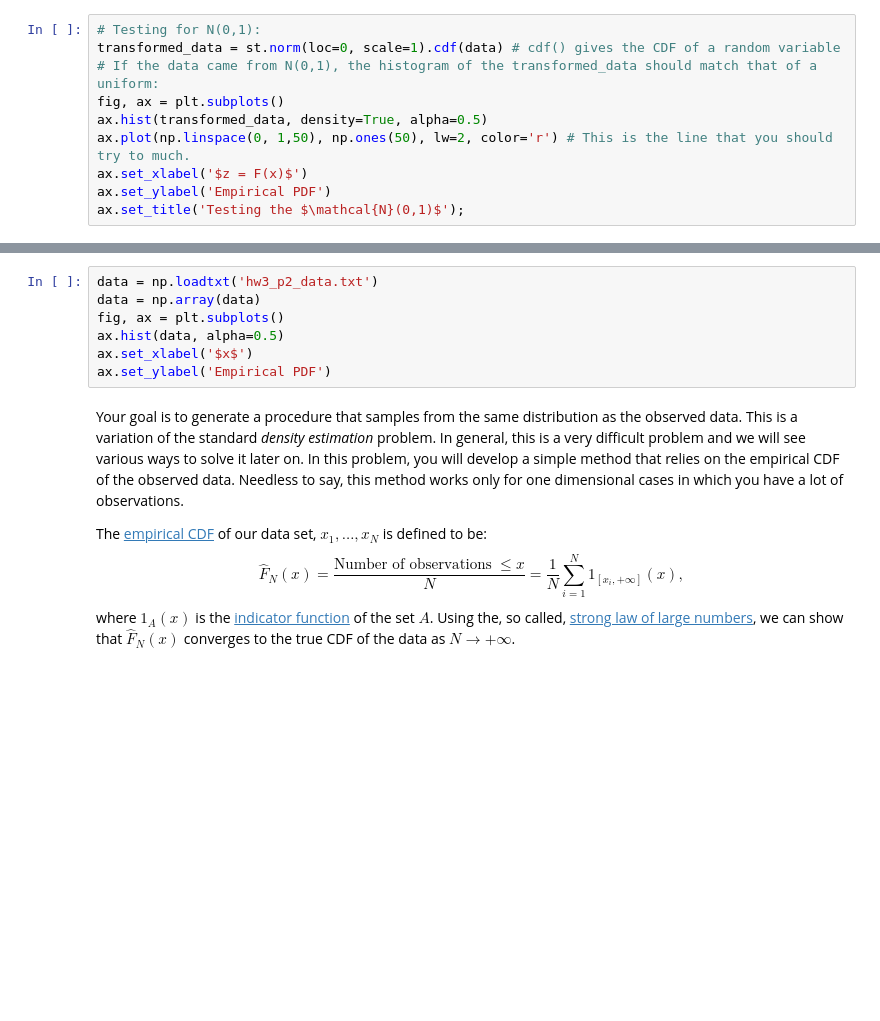
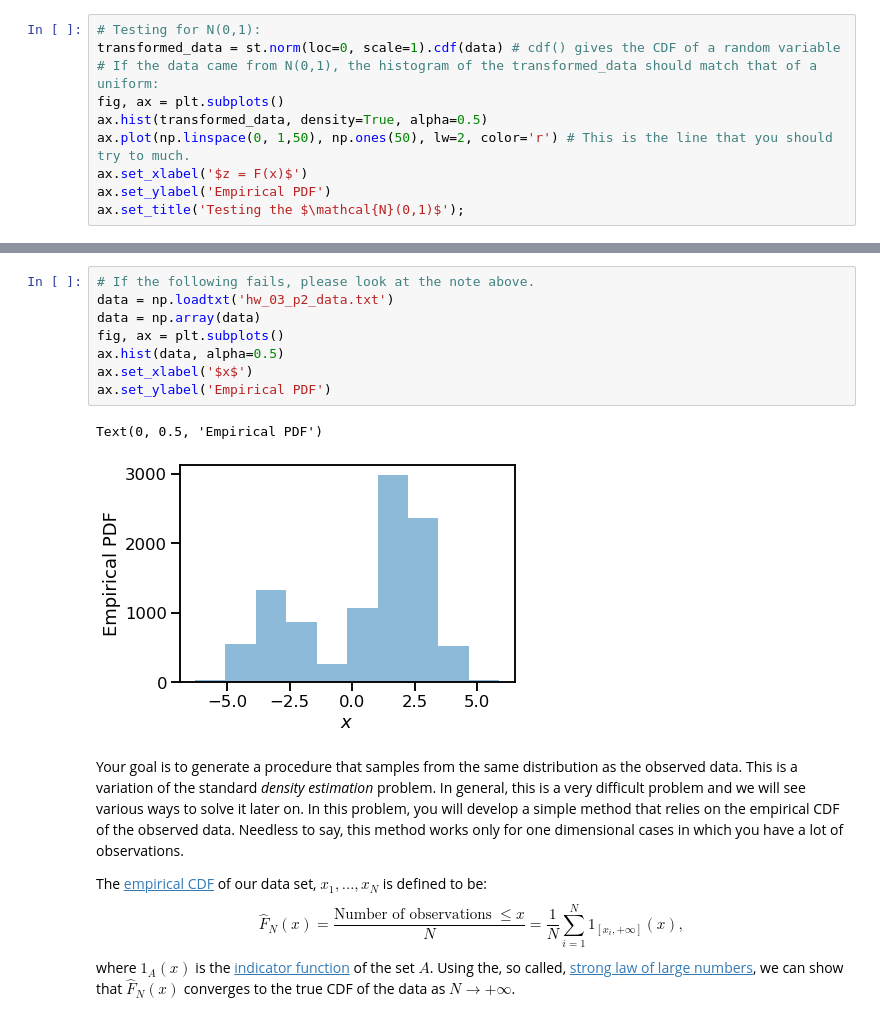
Before and after one commit to PredictiveScienceLab/data-analytics-se, a Jupyter notebook: homework/homework_03.ipynb, the cells around one changed output, grey strips where cells are left out. Saved outputs shown, nothing was run; the diff lists cells and outputs as text; blank space fills up the shorter version.

```diff
--- a/homework/homework_03.ipynb
+++ b/homework/homework_03.ipynb
@@ -109,10 +126,14 @@ Consider the following data set $x_1,\dots,x_N$:
 # %%
-data = np.loadtxt('hw3_p2_data.txt')
+# If the following fails, please look at the note above.
+data = np.loadtxt('hw_03_p2_data.txt')
 data = np.array(data)
 fig, ax = plt.subplots()
 ax.hist(data, alpha=0.5)
 ax.set_xlabel('$x$')
 ax.set_ylabel('Empirical PDF')
+# %% [output]
+Text(0, 0.5, 'Empirical PDF')
+[figure, added]
 # %% [markdown]
 Your goal is to generate a procedure that samples from the same distribution as the observed data.
 This is a variation of the standard *density estimation* problem.
```
Also changed, not shown: parts of 5 cells of this notebook.
